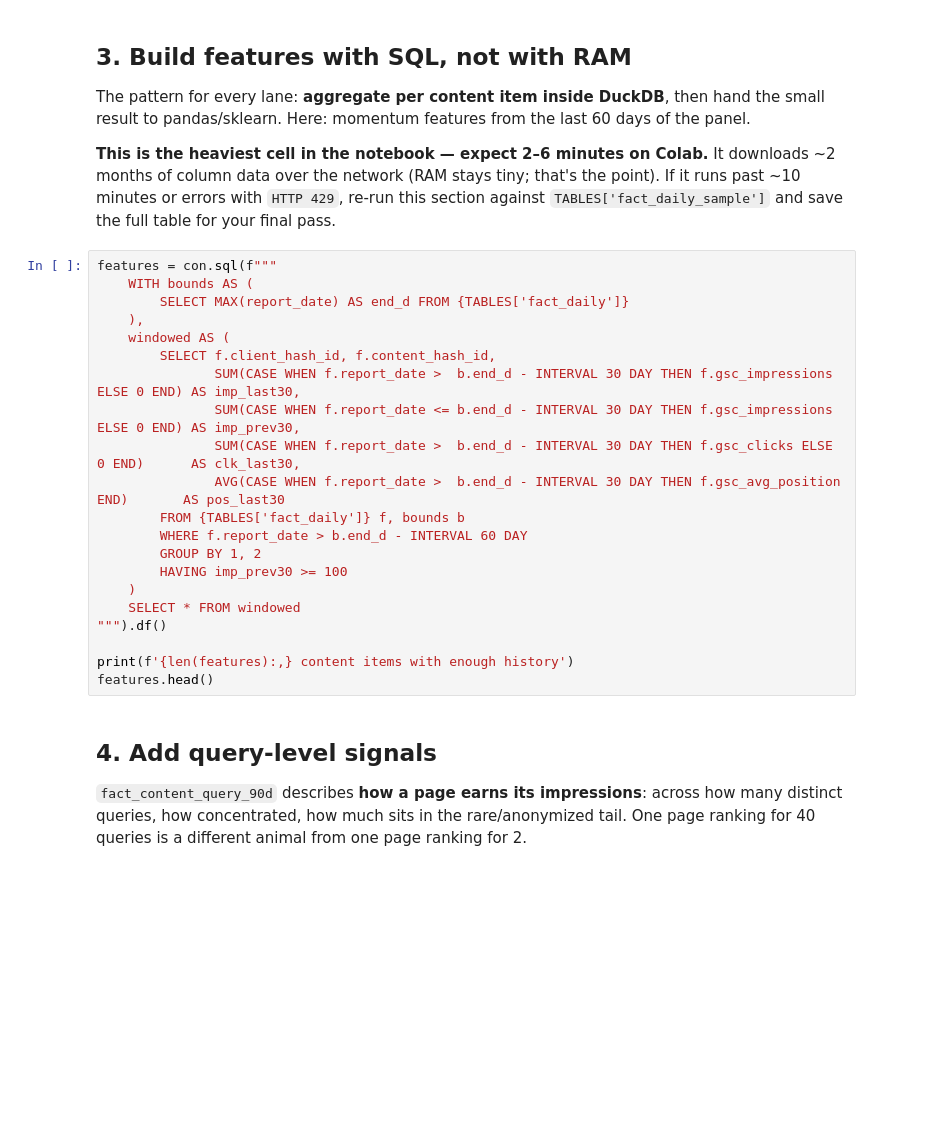
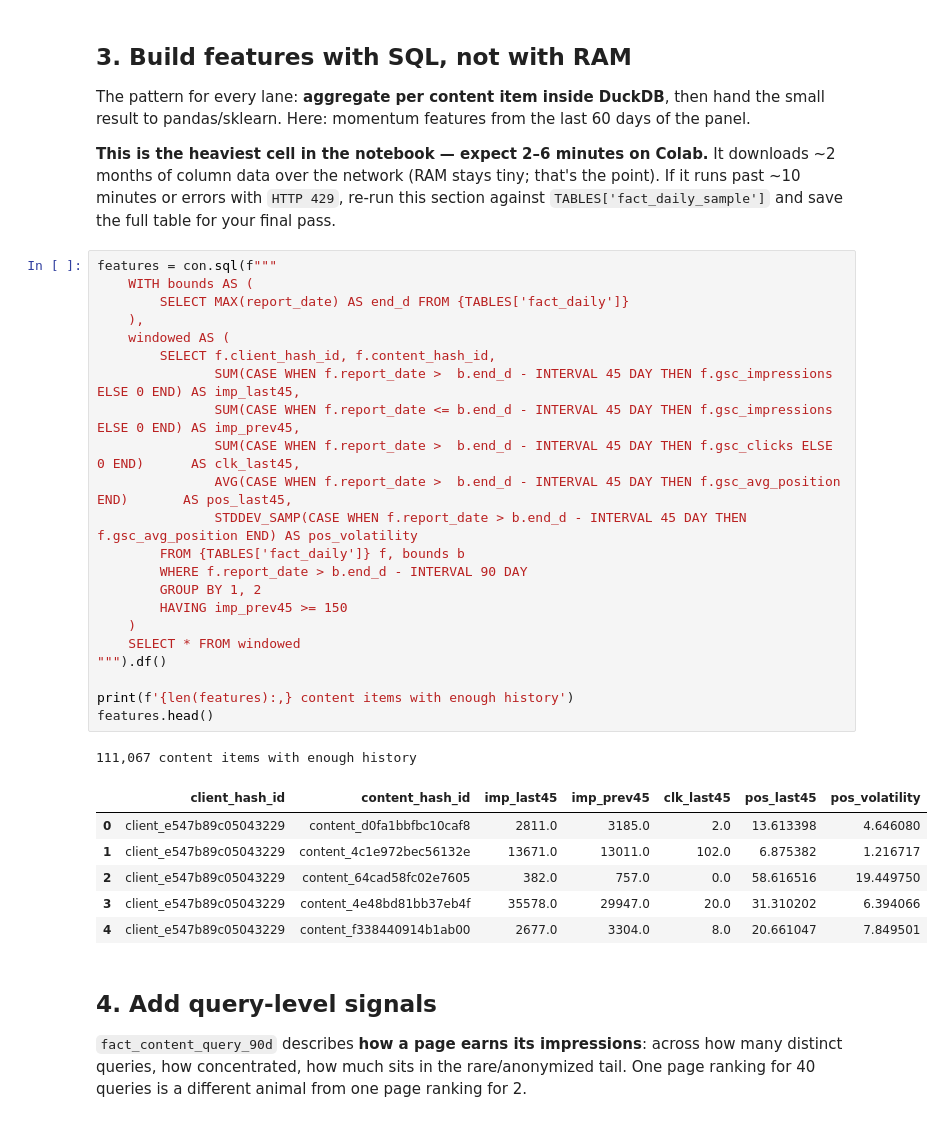
Before and after one commit to Miaxrz/ML-Internship-Starter, a Jupyter notebook: notebooks/03_working_with_the_full_release.ipynb, the cells around one changed output. Saved outputs shown, nothing was run; the diff lists cells and outputs as text; blank space fills up the shorter version.

```diff
--- a/notebooks/03_working_with_the_full_release.ipynb
+++ b/notebooks/03_working_with_the_full_release.ipynb
@@ -87,24 +108,33 @@ result to pandas/sklearn. Here: momentum features from the last 60 days of the p
 # %%
 features = con.sql(f"""
     WITH bounds AS (
         SELECT MAX(report_date) AS end_d FROM {TABLES['fact_daily']}
     ),
     windowed AS (
         SELECT f.client_hash_id, f.content_hash_id,
-               SUM(CASE WHEN f.report_date >  b.end_d - INTERVAL 30 DAY THEN f.gsc_impressions ELSE 0 END) AS imp_last30,
-               SUM(CASE WHEN f.report_date <= b.end_d - INTERVAL 30 DAY THEN f.gsc_impressions ELSE 0 END) AS imp_prev30,
-               SUM(CASE WHEN f.report_date >  b.end_d - INTERVAL 30 DAY THEN f.gsc_clicks ELSE 0 END)      AS clk_last30,
-               AVG(CASE WHEN f.report_date >  b.end_d - INTERVAL 30 DAY THEN f.gsc_avg_position END)       AS pos_last30
+               SUM(CASE WHEN f.report_date >  b.end_d - INTERVAL 45 DAY THEN f.gsc_impressions ELSE 0 END) AS imp_last45,
+               SUM(CASE WHEN f.report_date <= b.end_d - INTERVAL 45 DAY THEN f.gsc_impressions ELSE 0 END) AS imp_prev45,
+               SUM(CASE WHEN f.report_date >  b.end_d - INTERVAL 45 DAY THEN f.gsc_clicks ELSE 0 END)      AS clk_last45,
+               AVG(CASE WHEN f.report_date >  b.end_d - INTERVAL 45 DAY THEN f.gsc_avg_position END)       AS pos_last45,
+               STDDEV_SAMP(CASE WHEN f.report_date > b.end_d - INTERVAL 45 DAY THEN f.gsc_avg_position END) AS pos_volatility
         FROM {TABLES['fact_daily']} f, bounds b
-        WHERE f.report_date > b.end_d - INTERVAL 60 DAY
+        WHERE f.report_date > b.end_d - INTERVAL 90 DAY
         GROUP BY 1, 2
-        HAVING imp_prev30 >= 100
+        HAVING imp_prev45 >= 150
     )
     SELECT * FROM windowed
 """).df()
 
 print(f'{len(features):,} content items with enough history')
 features.head()
+# %% [output]
+111,067 content items with enough history
+|  | client_hash_id | content_hash_id | imp_last45 | imp_prev45 | clk_last45 | pos_last45 | pos_volatility |
+| 0 | client_e547b89c05043229 | content_d0fa1bbfbc10caf8 | 2811.0 | 3185.0 | 2.0 | 13.613398 | 4.646080 |
+| 1 | client_e547b89c05043229 | content_4c1e972bec56132e | 13671.0 | 13011.0 | 102.0 | 6.875382 | 1.216717 |
+| 2 | client_e547b89c05043229 | content_64cad58fc02e7605 | 382.0 | 757.0 | 0.0 | 58.616516 | 19.449750 |
+| 3 | client_e547b89c05043229 | content_4e48bd81bb37eb4f | 35578.0 | 29947.0 | 20.0 | 31.310202 | 6.394066 |
+| 4 | client_e547b89c05043229 | content_f338440914b1ab00 | 2677.0 | 3304.0 | 8.0 | 20.661047 | 7.849501 |
 # %% [markdown]
 ## 4. Add query-level signals
 
```
Also changed, not shown: parts of 7 cells of this notebook.
